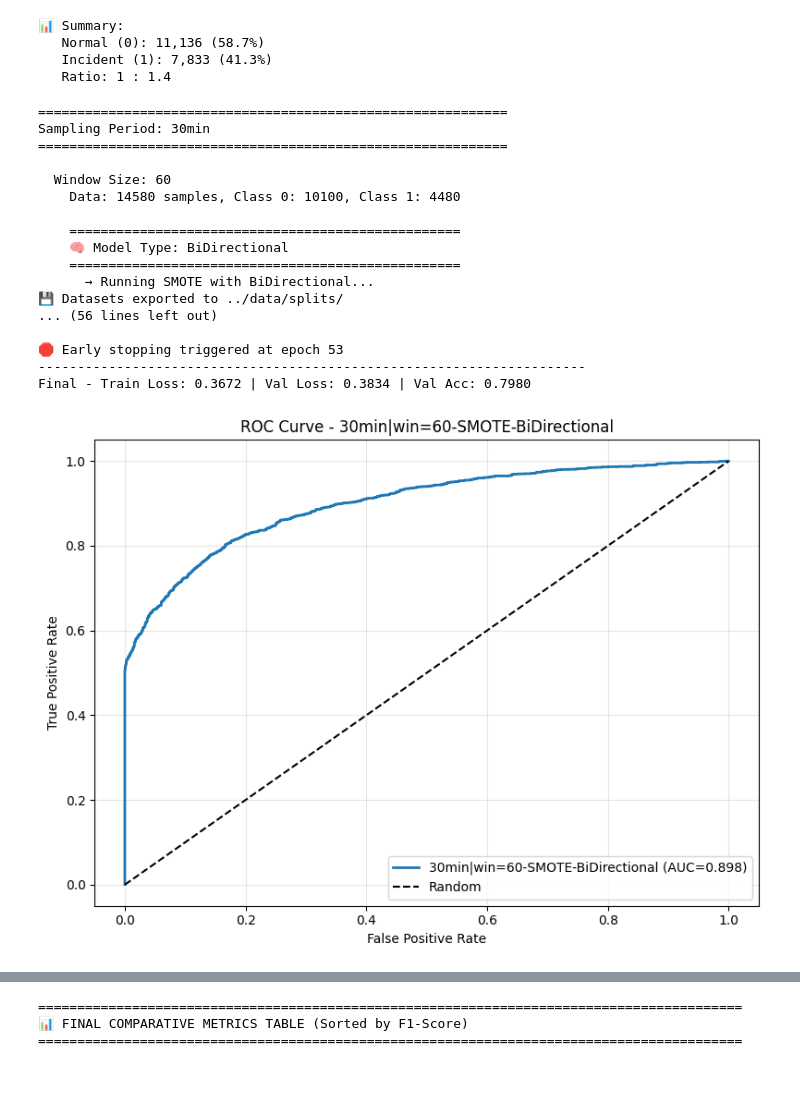
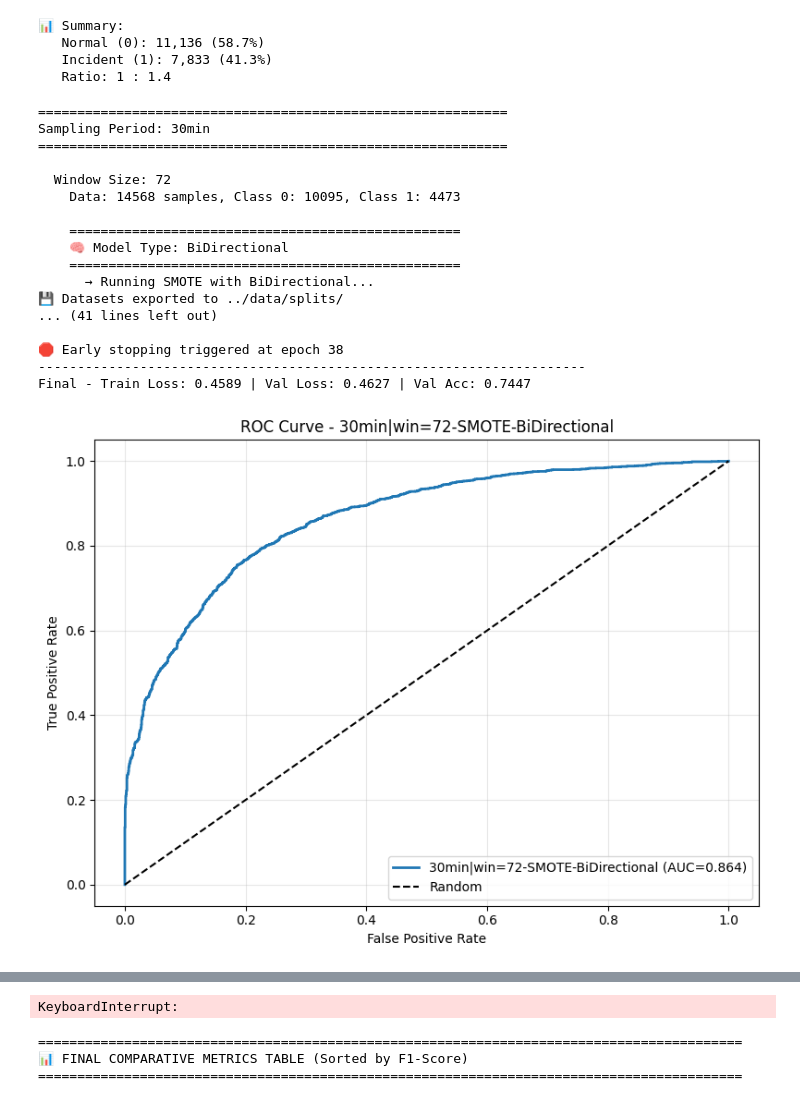
Before and after one commit to mahesa005/predictive-maintenance, a Jupyter notebook: notebooks/train_lstm_optimized_experiments.ipynb, the cells around one changed output, grey strips where cells are left out. Drawn from its saved outputs; the diff is of its cells as text; code cells hidden in the pictures.

```diff
--- a/notebooks/train_lstm_optimized_experiments.ipynb
+++ b/notebooks/train_lstm_optimized_experiments.ipynb
@@ -40,9 +40,9 @@ MODEL_REGISTRY = {
     # 'Optimized': LSTMModelGPUOptimized,
     'BiDirectional': BiLSTMModelGPUOptimized,
     'Nested': NestedLSTMModelGPUOptimized,
-    'Peephole': PeepholeLSTMModelGPUOptimized,
-    # 'CIFG': CIFGLSTMModelGPUOptimized,
-    # 'GLU': GLULSTMModelGPUOptimized,
+    # 'Peephole': PeepholeLSTMModelGPUOptimized,
+    'CIFG': CIFGLSTMModelGPUOptimized,
+    'GLU': GLULSTMModelGPUOptimized,
     # 'LayerNorm': LayerNormLSTMModelGPUOptimized,
     # 'Residual': ResidualLSTMModelGPUOptimized,
     # Attention models
@@ -333,7 +331,7 @@ def save_model_assets(result, output_base_path="../data/output"):
 # %%
 # === 5. Run Experiment ==
 sampling_periods = ['30min']
-window_sizes = [60]
+window_sizes = [72, 84, 96]
 model_types = list(MODEL_REGISTRY.keys())  # ['Optimized', 'BiDirectional', 'Nested', 'Peephole']
 results_all = []
 
@@ -397,36 +395,36 @@ for sp in sampling_periods:
                 print(f"      ✗ SMOTE failed for {model_type}: {e}")
                 continue
 
             # 3. Class Weight (weighted loss on original imbalanced data)
             # cw_vals = class_weight.compute_class_weight('balanced', classes=np.unique(y), y=y)
             # cw_ratio = cw_vals[1] / cw_vals[0]  # Relative weight for class 1
             # print(f"      → Running Class Weight ({cw_ratio:.2f}x) with {model_type}...")
             # result = train_eval(X, y, label=f"{sp}|win={win}-ClassWeight-{model_type}", model_type=model_type, cw=cw_ratio)
             # results_all.append(result)
             # save_model_assets(result)
 
 
 print(f"\n{'='*60}")
 print(f"✅ Experiment completed! Total results: {len(results_all)}")
 print(f"   Models tested: {model_types}")
 print(f"   Results per model type: {len(results_all) // len(model_types) if results_all else 0}")
 print('='*60)
 # %% [output]
 ============================================================
 Sampling Period: 30min
 ============================================================
 
-  Window Size: 60
-    Data: 14580 samples, Class 0: 10100, Class 1: 4480
+  Window Size: 72
+    Data: 14568 samples, Class 0: 10095, Class 1: 4473
 
     ==================================================
     🧠 Model Type: BiDirectional
     ==================================================
       → Running SMOTE with BiDirectional...
 💾 Datasets exported to ../data/splits/
-... (56 lines left out)
+... (41 lines left out)
 
-🛑 Early stopping triggered at epoch 53
+🛑 Early stopping triggered at epoch 38
 ----------------------------------------------------------------------
-Final - Train Loss: 0.3672 | Val Loss: 0.3834 | Val Acc: 0.7980
+Final - Train Loss: 0.4589 | Val Loss: 0.4627 | Val Acc: 0.7447
-[figure, old version]
+[figure, new version]
@@ -478,3 +520,4 @@ Final - Train Loss: 0.4653 | Val Loss: 0.4945 | Val Acc: 0.7562
+KeyboardInterrupt:
 # %%
 # === 6. Final Results Visualization & Comparison ===
 
```
Also changed, not shown: parts of 2 cells of this notebook, 52 other files.
